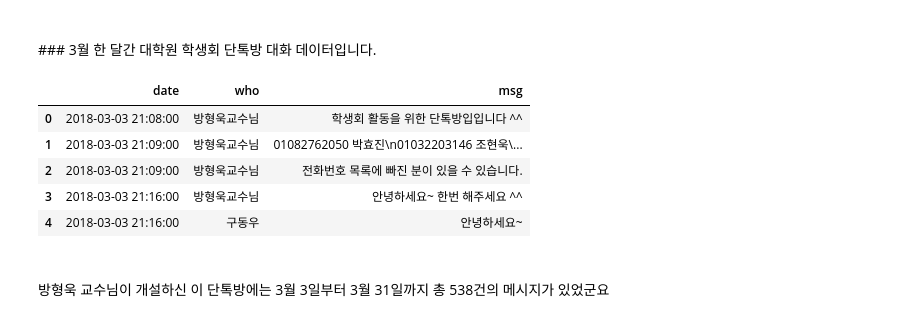
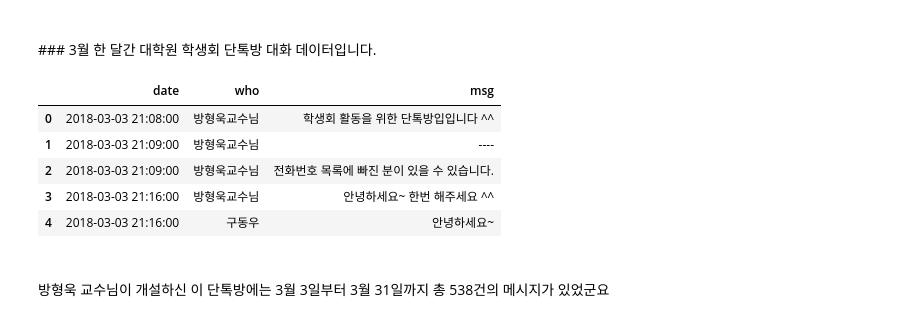
Before and after one commit to foxxxz/ml.math, a Jupyter notebook: MLMATH_exponential_logarithm.ipynb, the cells around one changed output. Drawn from its saved outputs; the diff is of its cells as text; code cells hidden in the pictures.

```diff
--- a/MLMATH_exponential_logarithm.ipynb
+++ b/MLMATH_exponential_logarithm.ipynb
@@ -13,11 +13,12 @@ warnings.filterwarnings('ignore')
 # %%
 df = pd.read_csv('./data/skku_ds_chat_180331.csv')
 df.date = pd.to_datetime(df.date)
+df.msg.iloc[1] = '----'
 df.head()
 # %% [output]
 |  | date | who | msg |
 | 0 | 2018-03-03 21:08:00 | 방형욱교수님 | 학생회 활동을 위한 단톡방입입니다 ^^ |
-| 1 | 2018-03-03 21:09:00 | 방형욱교수님 | 01082762050 박효진\n01032203146 조현욱\... |
+| 1 | 2018-03-03 21:09:00 | 방형욱교수님 | ---- |
 | 2 | 2018-03-03 21:09:00 | 방형욱교수님 | 전화번호 목록에 빠진 분이 있을 수 있습니다. |
 | 3 | 2018-03-03 21:16:00 | 방형욱교수님 | 안녕하세요~ 한번 해주세요 ^^ |
 | 4 | 2018-03-03 21:16:00 | 구동우 | 안녕하세요~ |
```
Also changed, not shown: parts of 2 cells of this notebook.
